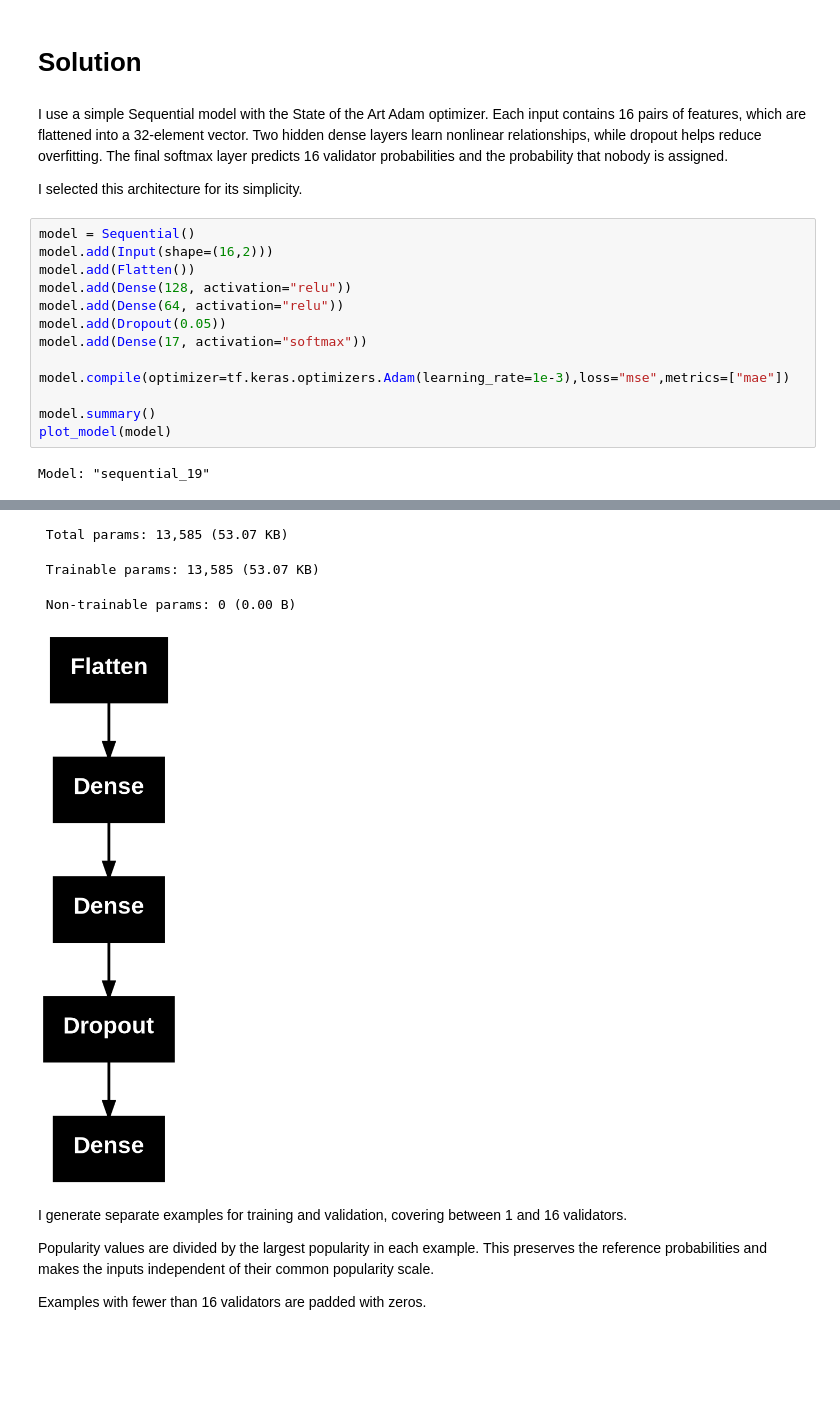
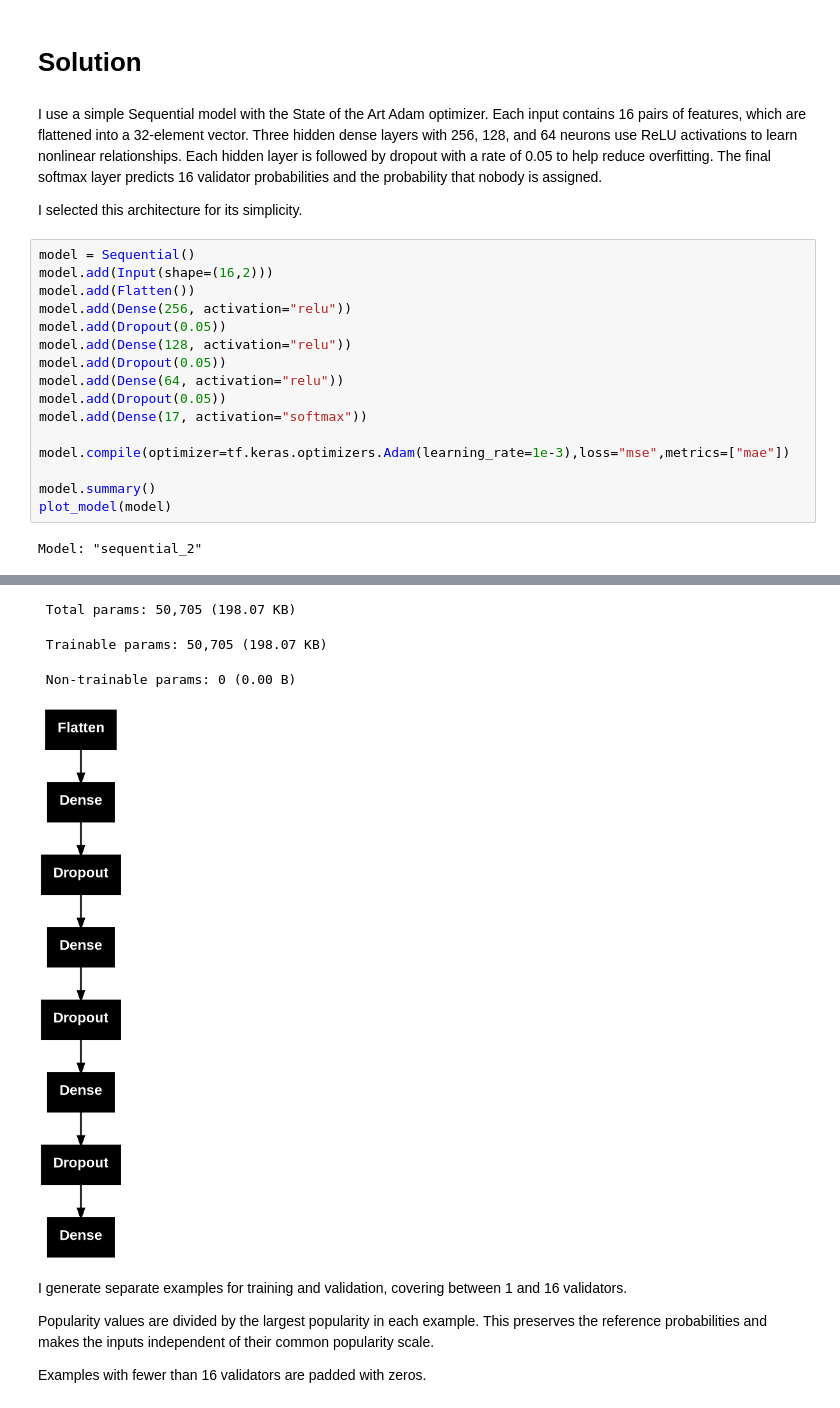
Before and after one commit to siwens77/Deep-Learning-for-Probability-Estimation, a Jupyter notebook: project1.ipynb, the cells around one changed output, grey strips where cells are left out. Drawn from its saved outputs; the diff is of its cells as text; blank space fills up the shorter version.

```diff
--- a/project1.ipynb
+++ b/project1.ipynb
@@ -95,14 +95,17 @@ for i in range(2, 17):
 # %% [markdown]
 # Solution
 # %% [markdown]
-I use a simple Sequential model with the State of the Art Adam optimizer. Each input contains 16 pairs of features, which are flattened into a 32-element vector. Two hidden dense layers learn nonlinear relationships, while dropout helps reduce overfitting. The final softmax layer predicts 16 validator probabilities and the probability that nobody is assigned.
+I use a simple Sequential model with the State of the Art Adam optimizer. Each input contains 16 pairs of features, which are flattened into a 32-element vector. Three hidden dense layers with 256, 128, and 64 neurons use ReLU activations to learn nonlinear relationships. Each hidden layer is followed by dropout with a rate of 0.05 to help reduce overfitting. The final softmax layer predicts 16 validator probabilities and the probability that nobody is assigned.
 
 I selected this architecture for its simplicity.
 # %%
 model = Sequential()
 model.add(Input(shape=(16,2)))
 model.add(Flatten())
+model.add(Dense(256, activation="relu"))
+model.add(Dropout(0.05))
 model.add(Dense(128, activation="relu"))
+model.add(Dropout(0.05))
 model.add(Dense(64, activation="relu"))
 model.add(Dropout(0.05))
 model.add(Dense(17, activation="softmax"))
@@ -112,7 +115,7 @@ model.compile(optimizer=tf.keras.optimizers.Adam(learning_rate=1e-3),loss="mse",
 model.summary()
 plot_model(model)
 # %% [output]
-Model: "sequential_19"
+Model: "sequential_2"
 ┏━━━━━━━━━━━━━━━━━━━━━━━━━━━━━━━━━┳━━━━━━━━━━━━━━━━━━━━━━━━┳━━━━━━━━━━━━━━━┓
 ┃ Layer (type)                    ┃ Output Shape           ┃       Param # ┃
 ┡━━━━━━━━━━━━━━━━━━━━━━━━━━━━━━━━━╇━━━━━━━━━━━━━━━━━━━━━━━━╇━━━━━━━━━━━━━━━┩
@@ -128,8 +137,8 @@ Model: "sequential_19"
 └─────────────────────────────────┴────────────────────────┴───────────────┘
- Total params: 13,585 (53.07 KB)
+ Total params: 50,705 (198.07 KB)
- Trainable params: 13,585 (53.07 KB)
+ Trainable params: 50,705 (198.07 KB)
  Non-trainable params: 0 (0.00 B)
-[figure, old version]
+[figure, new version]
 # %% [markdown]
 I generate separate examples for training and validation, covering between 1 and 16 validators.
 
```
Also changed, not shown: parts of 6 cells of this notebook, 2 other files.
